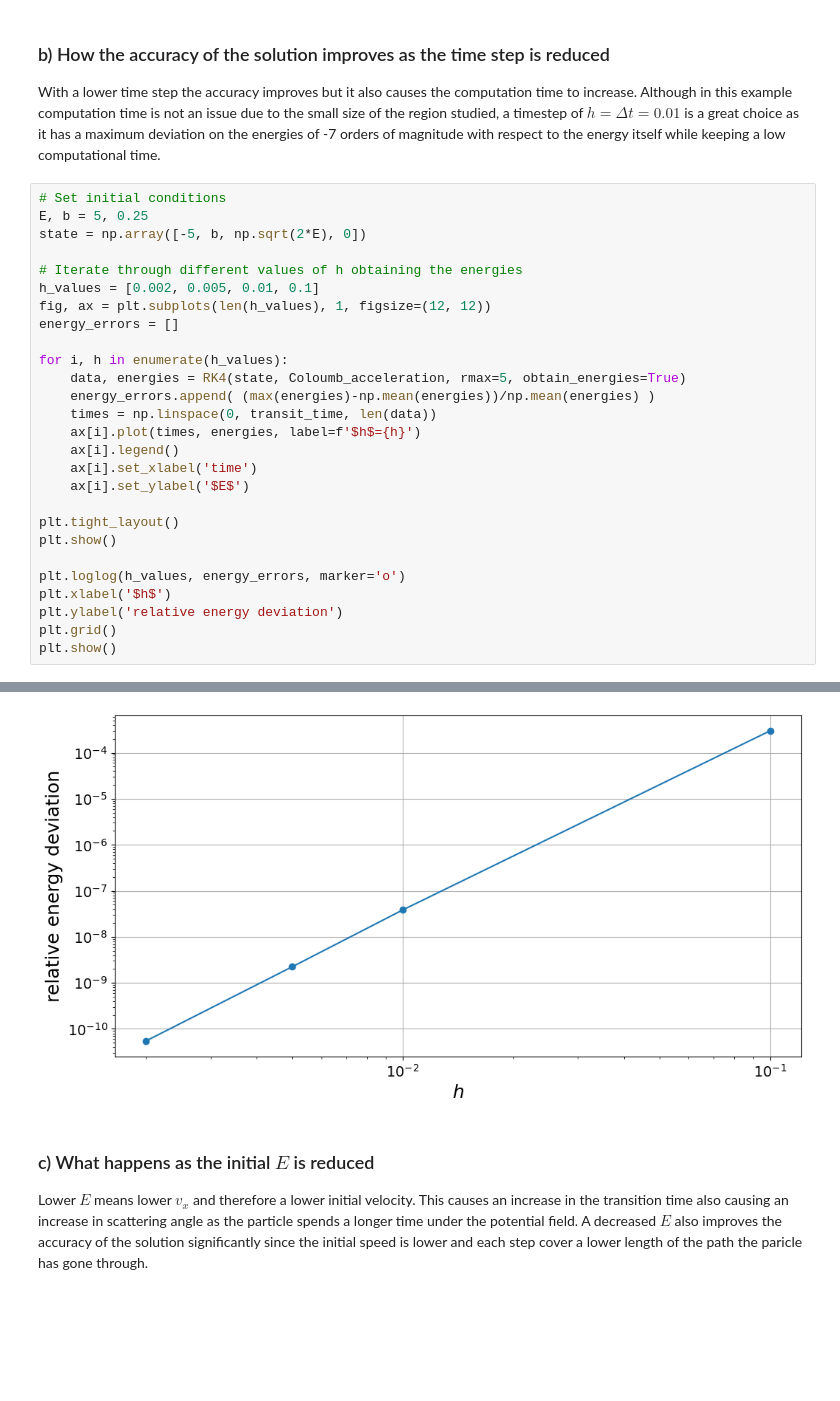
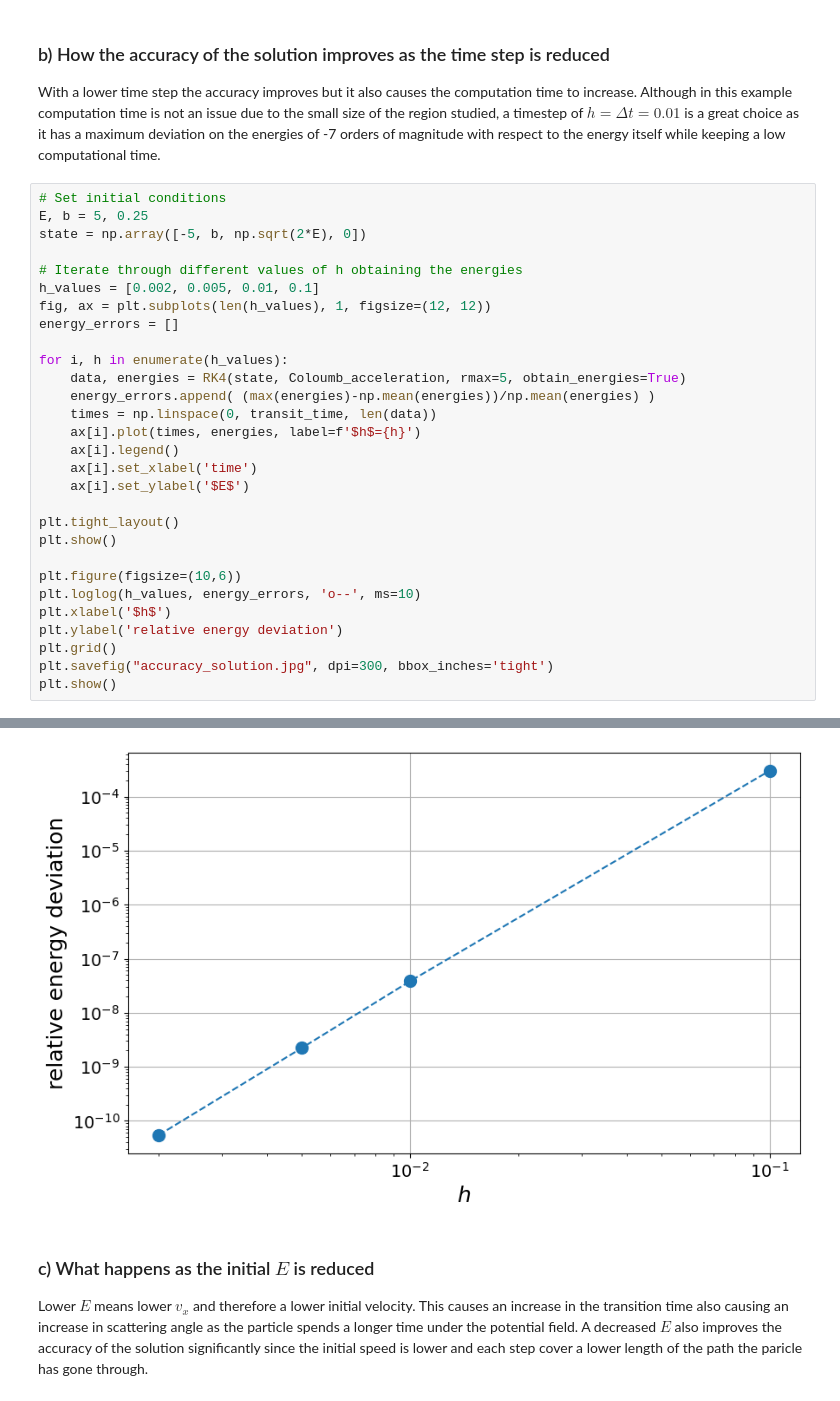
Before and after one commit to javirgv/Computational-Scattering-Experiment, a Jupyter notebook: JaviRoca_ComputationalScattering.ipynb, the cells around one changed output, grey strips where cells are left out. Drawn from its saved outputs; the diff is of its cells as text; blank space fills up the shorter version.

```diff
--- a/JaviRoca_ComputationalScattering.ipynb
+++ b/JaviRoca_ComputationalScattering.ipynb
@@ -120,9 +122,11 @@ for i, h in enumerate(h_values):
 plt.tight_layout()
 plt.show()
 
-plt.loglog(h_values, energy_errors, marker='o')
+plt.figure(figsize=(10,6))
+plt.loglog(h_values, energy_errors, 'o--', ms=10)
 plt.xlabel('$h$')
 plt.ylabel('relative energy deviation')
 plt.grid()
+plt.savefig("accuracy_solution.jpg", dpi=300, bbox_inches='tight')
 plt.show()
 # %% [output]
@@ -130,4 +134,4 @@ plt.show()
-[figure, old version]
+[figure, new version]
 # %% [markdown]
 ### c) What happens as the initial $E$ is reduced
 
```
Also changed, not shown: parts of 9 cells of this notebook, 16 other files.
